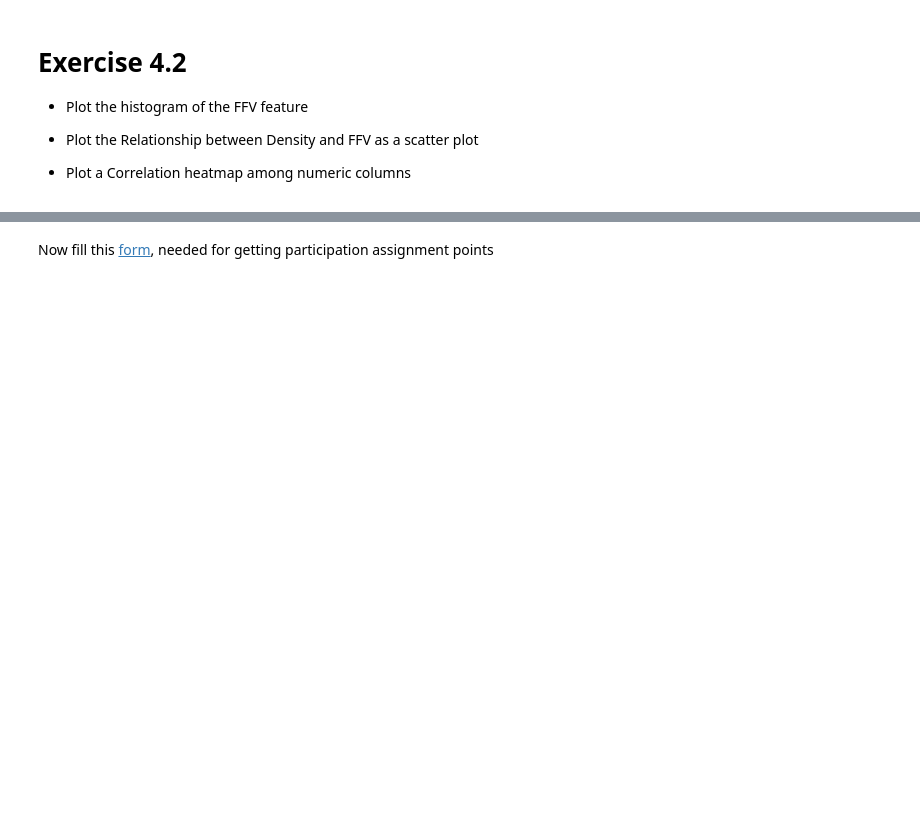
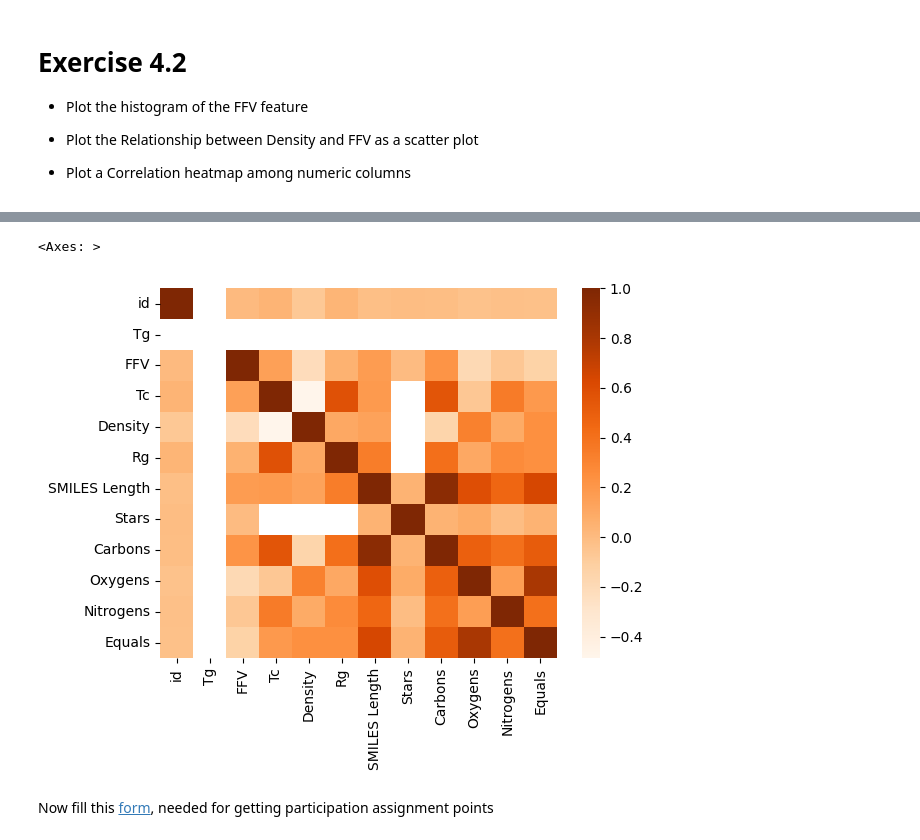
Before and after one commit to schoewu/DSF-DCBP, a Jupyter notebook: 04_Dataframes_Stats_Plotting.ipynb, the cells around one changed output, grey strips where cells are left out. Cells and saved outputs as stored; diff of their text form; code cells hidden in the pictures; blank space fills up the shorter version.

```diff
--- a/04_Dataframes_Stats_Plotting.ipynb
+++ b/04_Dataframes_Stats_Plotting.ipynb
@@ -169,2 +249,13 @@ round(df.describe(), 2) # why do we use the round method ?
+# %%
+import seaborn as sns
+
+# calculate the correlation matrix on the numeric columns
+corr = df.select_dtypes('number').corr()
+
+# plot the heatmap
+sns.heatmap(corr, cmap="Oranges", annot=False)
+# %% [output]
+<Axes: >
+[figure, added]
 # %% [markdown]
 Now fill this [form](https://docs.google.com/forms/d/e/1FAIpQLSd5QH237yJ2PizRG1Of8mV9zDzcJLH6nmEI2KqVX1cWINi9Fg/viewform?usp=sf_link), needed for getting participation assignment points
```
Also changed, not shown: parts of 12 cells of this notebook.
